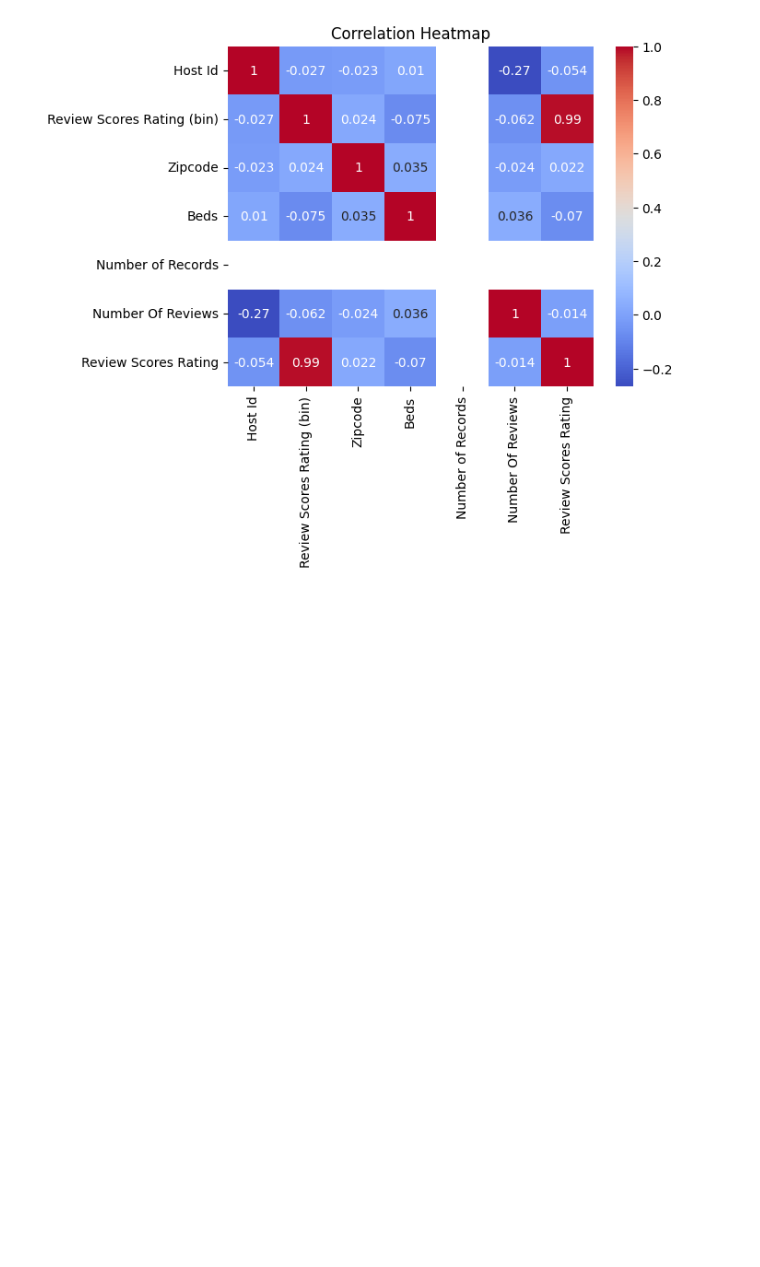
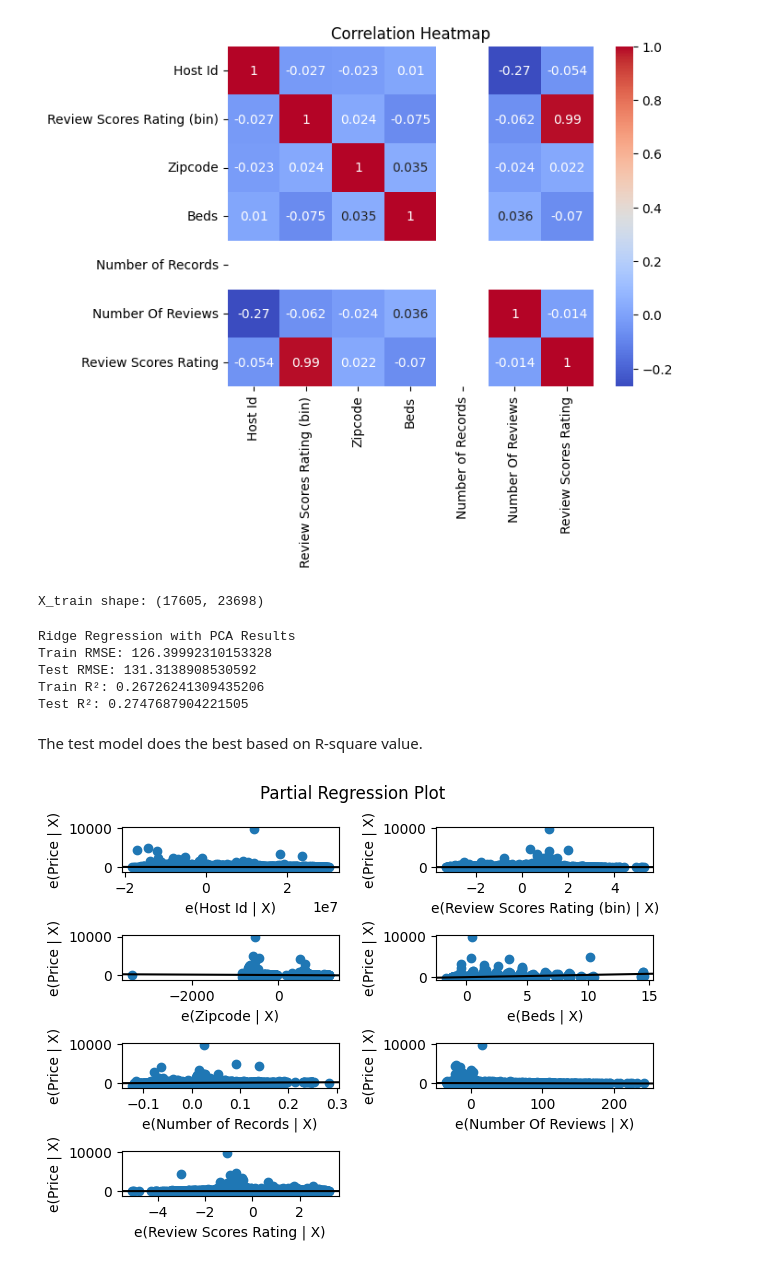
Before and after one commit to Lisabyy/linearModels, a Jupyter notebook: lab/lab_notebook_applied.ipynb, the cells around one changed output. Cells and saved outputs as stored; diff of their text form; code cells hidden in the pictures; blank space fills up the shorter version.

```diff
--- a/lab/lab_notebook_applied.ipynb
+++ b/lab/lab_notebook_applied.ipynb
@@ -69,3 +69,7 @@ X_encoded = pd.get_dummies(X, drop_first=True)
 # %%
 #3
 X_train, X_test, y_train, y_test = train_test_split(X_encoded, y, test_size=0.2, random_state=42)
+# %%
+print("X_train shape:", X_train.shape)
+# %% [output]
+X_train shape: (17605, 23698)
@@ -72,12 +81,42 @@ X_train, X_test, y_train, y_test = train_test_split(X_encoded, y, test_size=0.2,
 # %%
 #4
-model = LinearRegression()
-model.fit(X_train, y_train)
-y_pred_train = model.predict(X_train)
-y_pred_test = model.predict(X_test)
+from sklearn.linear_model import Ridge
+model = Ridge()
+model.fit(X_train_pca, y_train)
+y_pred_train = model.predict(X_train_pca)
+y_pred_test = model.predict(X_test_pca)
 
-print("Simple Linear Regression Results")
+print("Ridge Regression with PCA Results")
 print("Train RMSE:", np.sqrt(mean_squared_error(y_train, y_pred_train)))
 print("Test RMSE:", np.sqrt(mean_squared_error(y_test, y_pred_test)))
 print("Train R²:", r2_score(y_train, y_pred_train))
 print("Test R²:", r2_score(y_test, y_pred_test))
+# %% [output]
+Ridge Regression with PCA Results
+Train RMSE: 126.39992310153328
+Test RMSE: 131.3138908530592
+Train R²: 0.26726241309435206
+Test R²: 0.2747687904221505
+# %% [markdown]
+The test model does the best based on R-square value.
+# %%
+#5
+# Select numeric columns only (excluding 'Price')
+numeric_cols = df.select_dtypes(include=[np.number]).columns.tolist()
+if 'Price' in numeric_cols:
+    numeric_cols.remove('Price')
+
+# Build model with numeric features only
+X_numeric = df[numeric_cols]
+X_numeric = sm.add_constant(X_numeric)
+y_numeric = df['Price']
+
+# Fit OLS model
+model_numeric = sm.OLS(y_numeric, X_numeric).fit()
+
+# Generate partial regression plots
+fig = sm.graphics.plot_partregress_grid(model_numeric)
+plt.tight_layout()
+plt.show()
+# %% [output]
+[figure, added]
```
Also changed, not shown: parts of 4 cells of this notebook.
